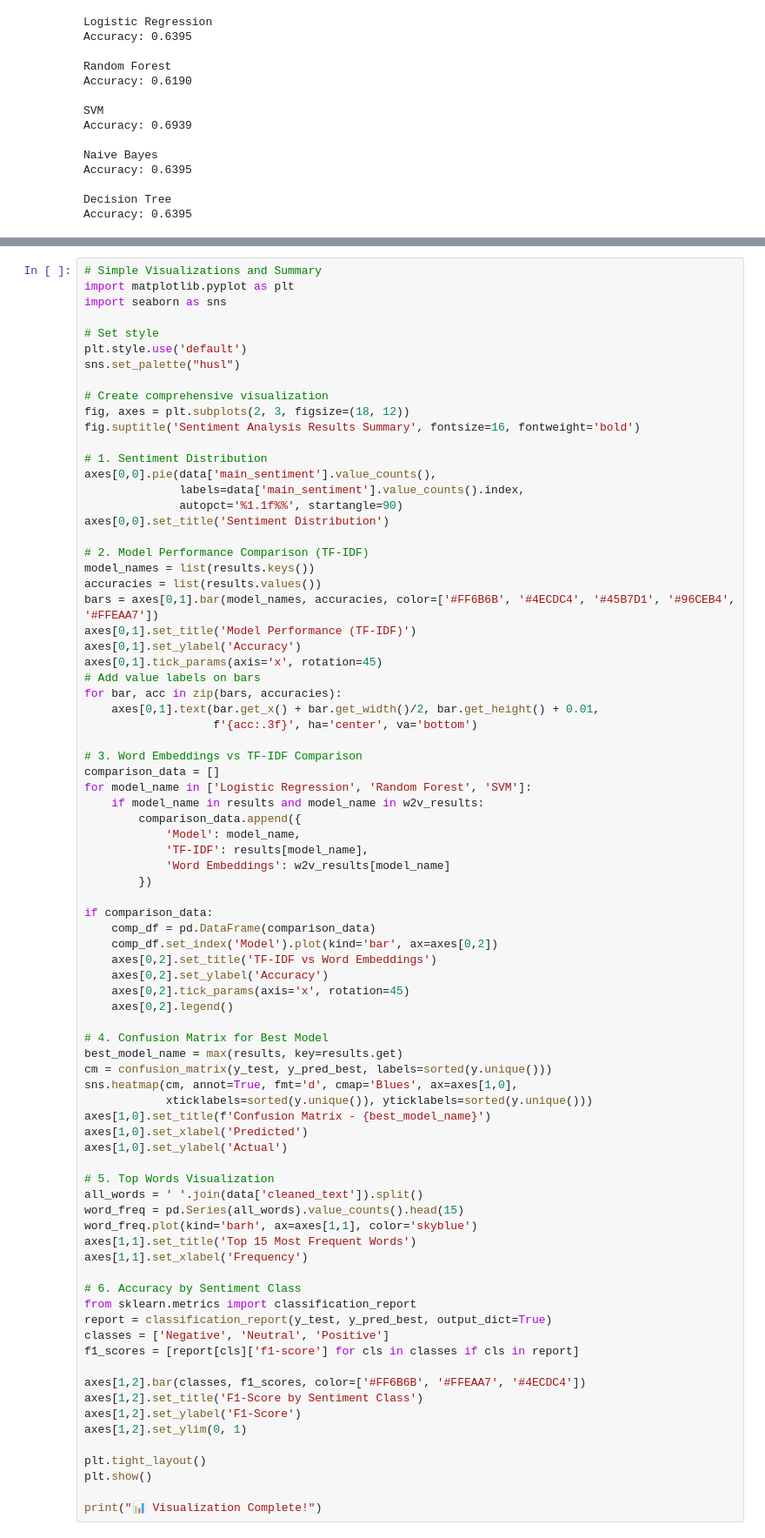
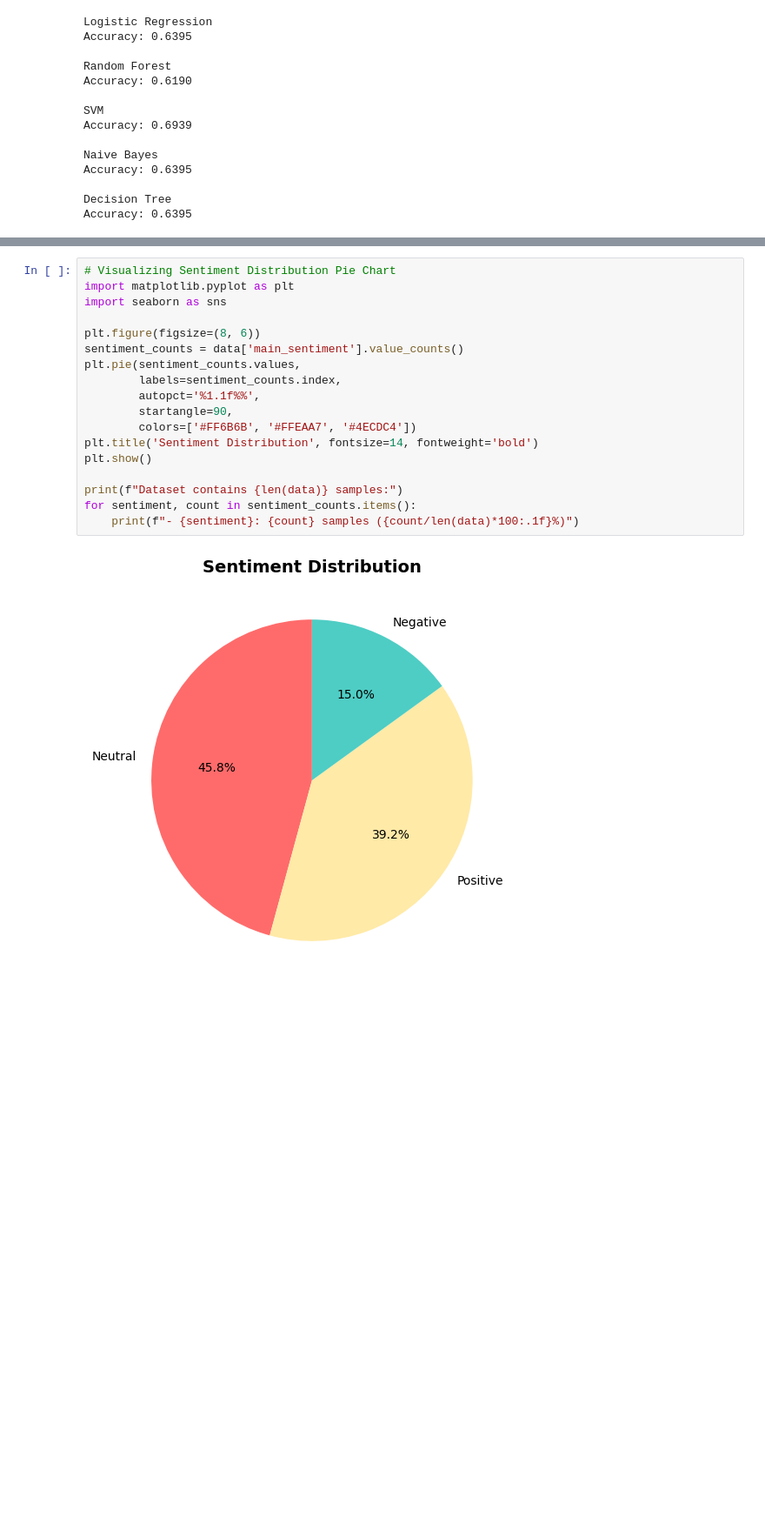
Before and after one commit to Shakiran-Nannyombi/CodvedaTechnologies_Internship, a Jupyter notebook: level3/sentiment.ipynb, the cells around one changed output, grey strips where cells are left out. Shown: that part at 87% size. Saved outputs shown, nothing was run; the diff lists cells and outputs as text; blank space fills up the shorter version.

Commit message:
sentiment

```diff
--- a/level3/sentiment.ipynb
+++ b/level3/sentiment.ipynb
@@ -387,80 +338,20 @@ Sample misclassifications:
 # %%
-# Simple Visualizations and Summary
+# Visualizing Sentiment Distribution Pie Chart
 import matplotlib.pyplot as plt
 import seaborn as sns
 
-# Set style
-plt.style.use('default')
-sns.set_palette("husl")
-
-# Create comprehensive visualization
-fig, axes = plt.subplots(2, 3, figsize=(18, 12))
-fig.suptitle('Sentiment Analysis Results Summary', fontsize=16, fontweight='bold')
-
-# 1. Sentiment Distribution
-axes[0,0].pie(data['main_sentiment'].value_counts(),
-              labels=data['main_sentiment'].value_counts().index,
-              autopct='%1.1f%%', startangle=90)
-axes[0,0].set_title('Sentiment Distribution')
-
-# 2. Model Performance Comparison (TF-IDF)
-model_names = list(results.keys())
-accuracies = list(results.values())
-bars = axes[0,1].bar(model_names, accuracies, color=['#FF6B6B', '#4ECDC4', '#45B7D1', '#96CEB4', '#FFEAA7'])
-axes[0,1].set_title('Model Performance (TF-IDF)')
-axes[0,1].set_ylabel('Accuracy')
-axes[0,1].tick_params(axis='x', rotation=45)
-# Add value labels on bars
-for bar, acc in zip(bars, accuracies):
-    axes[0,1].text(bar.get_x() + bar.get_width()/2, bar.get_height() + 0.01,
-                   f'{acc:.3f}', ha='center', va='bottom')
-
-# 3. Word Embeddings vs TF-IDF Comparison
-comparison_data = []
-for model_name in ['Logistic Regression', 'Random Forest', 'SVM']:
-    if model_name in results and model_name in w2v_results:
-        comparison_data.append({
-            'Model': model_name,
-            'TF-IDF': results[model_name],
-            'Word Embeddings': w2v_results[model_name]
-        })
-
-if comparison_data:
-    comp_df = pd.DataFrame(comparison_data)
-    comp_df.set_index('Model').plot(kind='bar', ax=axes[0,2])
-    axes[0,2].set_title('TF-IDF vs Word Embeddings')
-    axes[0,2].set_ylabel('Accuracy')
-    axes[0,2].tick_params(axis='x', rotation=45)
-    axes[0,2].legend()
-
-# 4. Confusion Matrix for Best Model
-best_model_name = max(results, key=results.get)
-cm = confusion_matrix(y_test, y_pred_best, labels=sorted(y.unique()))
-sns.heatmap(cm, annot=True, fmt='d', cmap='Blues', ax=axes[1,0],
-            xticklabels=sorted(y.unique()), yticklabels=sorted(y.unique()))
-axes[1,0].set_title(f'Confusion Matrix - {best_model_name}')
-axes[1,0].set_xlabel('Predicted')
-axes[1,0].set_ylabel('Actual')
-
-# 5. Top Words Visualization
-all_words = ' '.join(data['cleaned_text']).split()
-word_freq = pd.Series(all_words).value_counts().head(15)
-word_freq.plot(kind='barh', ax=axes[1,1], color='skyblue')
-axes[1,1].set_title('Top 15 Most Frequent Words')
-axes[1,1].set_xlabel('Frequency')
-
-# 6. Accuracy by Sentiment Class
-from sklearn.metrics import classification_report
-report = classification_report(y_test, y_pred_best, output_dict=True)
-classes = ['Negative', 'Neutral', 'Positive']
-f1_scores = [report[cls]['f1-score'] for cls in classes if cls in report]
-
-axes[1,2].bar(classes, f1_scores, color=['#FF6B6B', '#FFEAA7', '#4ECDC4'])
-axes[1,2].set_title('F1-Score by Sentiment Class')
-axes[1,2].set_ylabel('F1-Score')
-axes[1,2].set_ylim(0, 1)
-
-plt.tight_layout()
+plt.figure(figsize=(8, 6))
+sentiment_counts = data['main_sentiment'].value_counts()
+plt.pie(sentiment_counts.values,
+        labels=sentiment_counts.index,
+        autopct='%1.1f%%',
+        startangle=90,
+        colors=['#FF6B6B', '#FFEAA7', '#4ECDC4'])
+plt.title('Sentiment Distribution', fontsize=14, fontweight='bold')
 plt.show()
 
-print("📊 Visualization Complete!")
+print(f"Dataset contains {len(data)} samples:")
+for sentiment, count in sentiment_counts.items():
+    print(f"- {sentiment}: {count} samples ({count/len(data)*100:.1f}%)")
+# %% [output]
+[figure, added]
```
Also changed, not shown: parts of 9 cells of this notebook.
